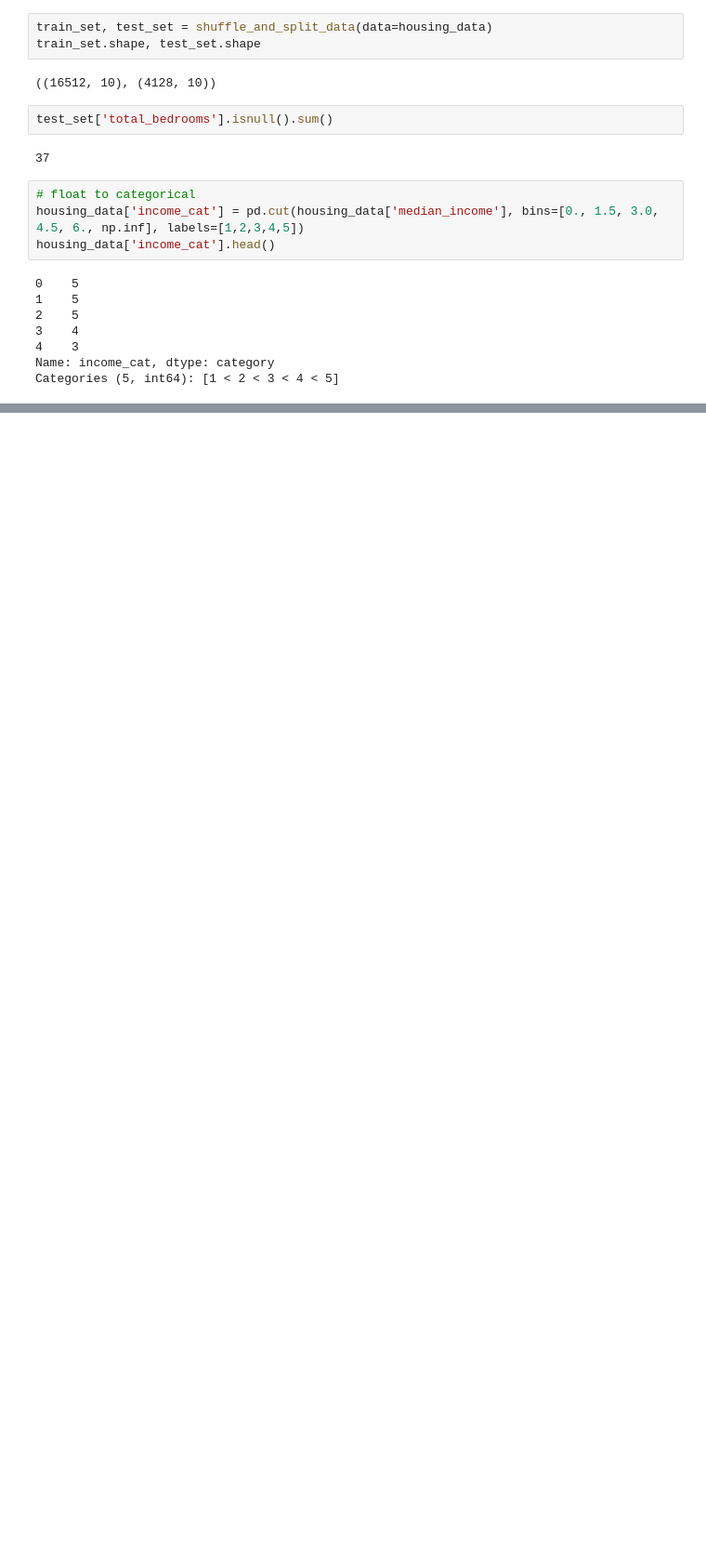
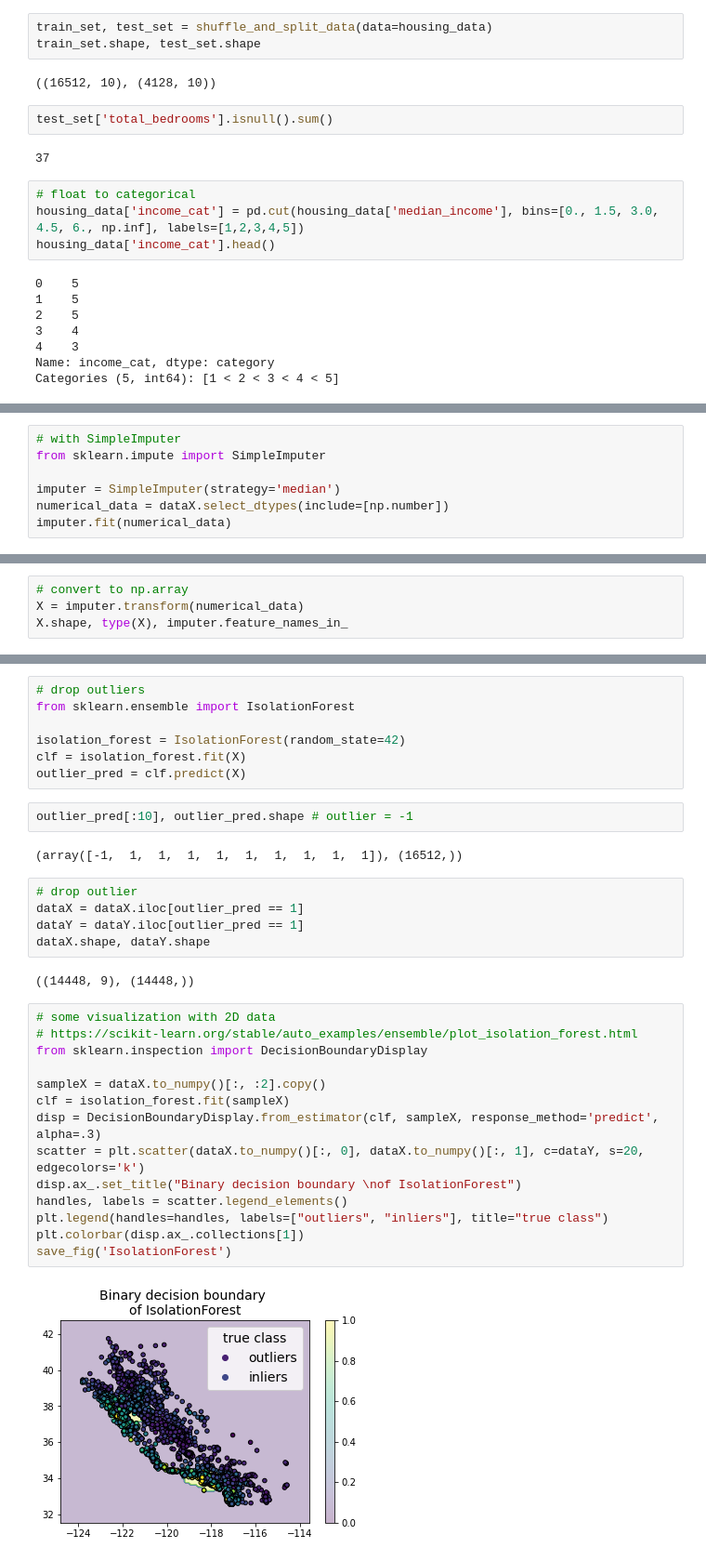
Before and after one commit to NickyAlan/Machine-Learning-in-2023, a Jupyter notebook: 2_name.ipynb, the cells around one changed output, grey strips where cells are left out. Shown: that part at 93% size. Drawn from its saved outputs; the diff is of its cells as text; blank space fills up the shorter version.

```diff
--- a/2_name.ipynb
+++ b/2_name.ipynb
@@ -142,0 +274,7 @@ https://github.com/ageron/handson-ml3/blob/main/02_end_to_end_machine_learning_p
+# %%
+# with SimpleImputer
+from sklearn.impute import SimpleImputer
+
+imputer = SimpleImputer(strategy='median')
+numerical_data = dataX.select_dtypes(include=[np.number])
+imputer.fit(numerical_data)
@@ -142,0 +293,4 @@ https://github.com/ageron/handson-ml3/blob/main/02_end_to_end_machine_learning_p
+# %%
+# convert to np.array
+X = imputer.transform(numerical_data)
+X.shape, type(X), imputer.feature_names_in_
@@ -142,0 +303,34 @@ https://github.com/ageron/handson-ml3/blob/main/02_end_to_end_machine_learning_p
+# %%
+# drop outliers
+from sklearn.ensemble import IsolationForest
+
+isolation_forest = IsolationForest(random_state=42)
+clf = isolation_forest.fit(X)
+outlier_pred = clf.predict(X)
+# %%
+outlier_pred[:10], outlier_pred.shape # outlier = -1
+# %% [output]
+(array([-1,  1,  1,  1,  1,  1,  1,  1,  1,  1]), (16512,))
+# %%
+# drop outlier
+dataX = dataX.iloc[outlier_pred == 1]
+dataY = dataY.iloc[outlier_pred == 1]
+dataX.shape, dataY.shape
+# %% [output]
+((14448, 9), (14448,))
+# %%
+# some visualization with 2D data
+# https://scikit-learn.org/stable/auto_examples/ensemble/plot_isolation_forest.html
+from sklearn.inspection import DecisionBoundaryDisplay
+
+sampleX = dataX.to_numpy()[:, :2].copy()
+clf = isolation_forest.fit(sampleX)
+disp = DecisionBoundaryDisplay.from_estimator(clf, sampleX, response_method='predict', alpha=.3)
+scatter = plt.scatter(dataX.to_numpy()[:, 0], dataX.to_numpy()[:, 1], c=dataY, s=20, edgecolors='k')
+disp.ax_.set_title("Binary decision boundary \nof IsolationForest")
+handles, labels = scatter.legend_elements()
+plt.legend(handles=handles, labels=["outliers", "inliers"], title="true class")
+plt.colorbar(disp.ax_.collections[1])
+save_fig('IsolationForest')
+# %% [output]
+[figure, added]
```
Also changed, not shown: parts of 31 cells of this notebook, 4 other files.
